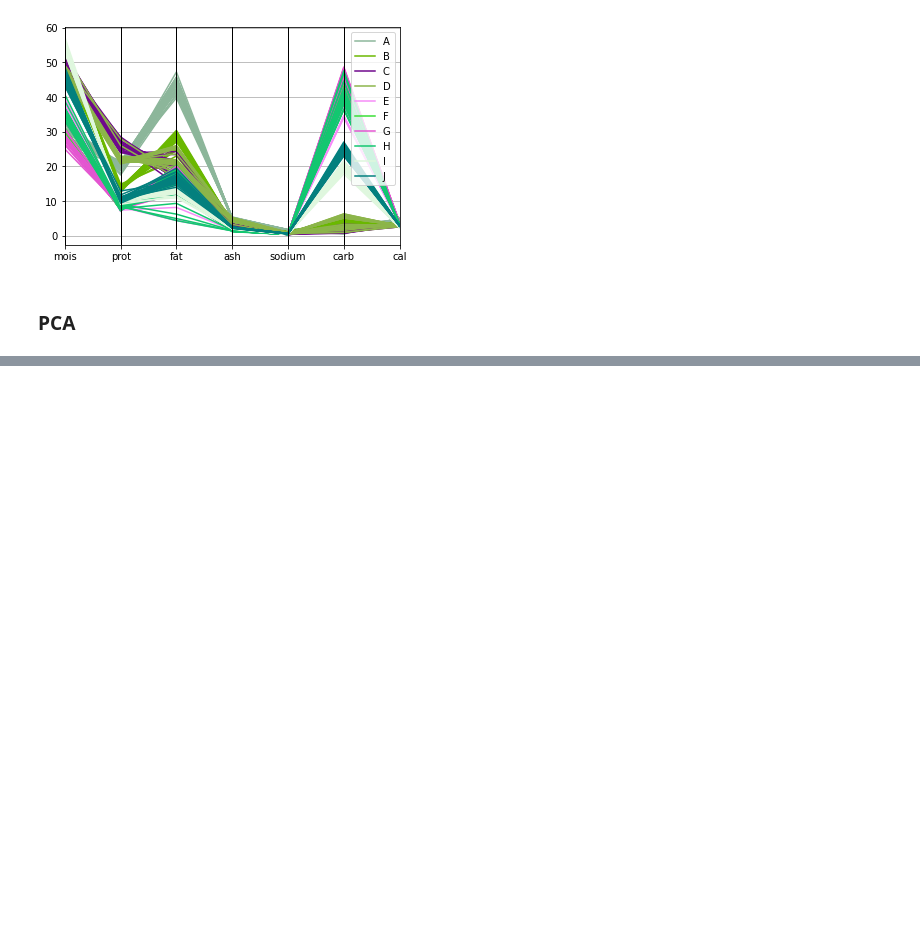
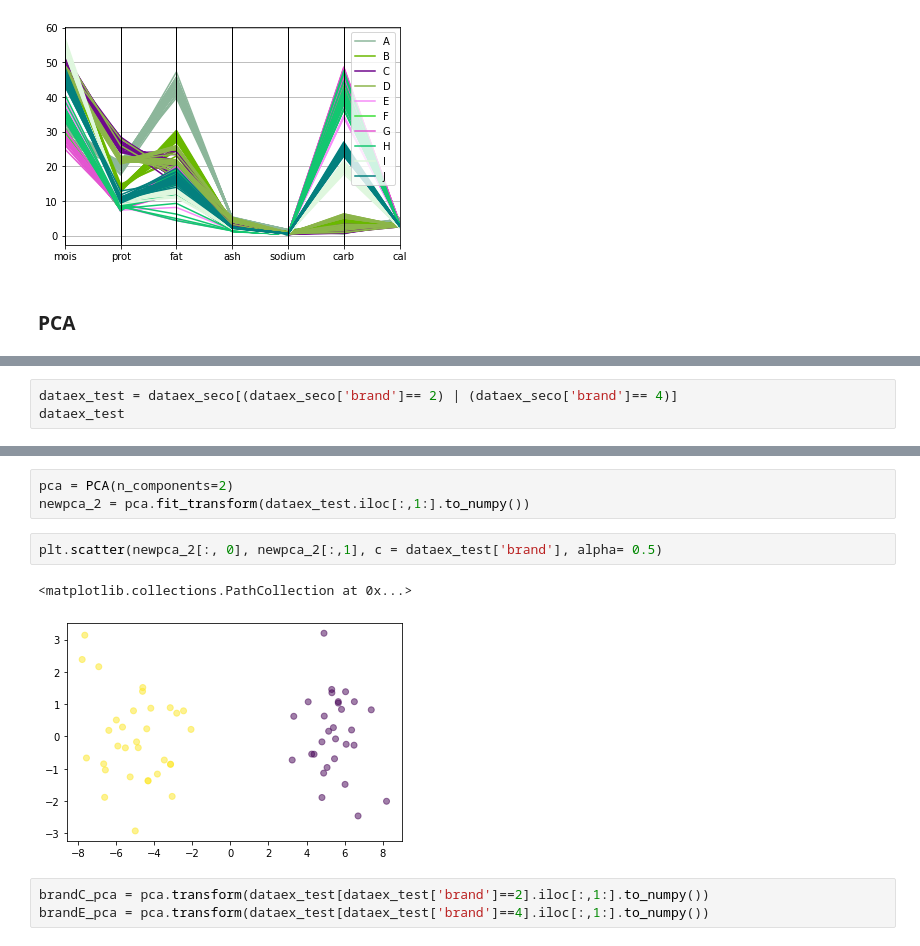
Before and after one commit to Jittiya/multivariate, a Jupyter notebook: Exam01.ipynb, the cells around one changed output, grey strips where cells are left out. Saved outputs shown, nothing was run; the diff lists cells and outputs as text; blank space fills up the shorter version.

```diff
--- a/Exam01.ipynb
+++ b/Exam01.ipynb
@@ -165,0 +249,3 @@ pd.plotting.parallel_coordinates(dataex_graph, 'brand')
+# %%
+dataex_test = dataex_seco[(dataex_seco['brand']== 2) | (dataex_seco['brand']== 4)]
+dataex_test
@@ -165,0 +266,11 @@ pd.plotting.parallel_coordinates(dataex_graph, 'brand')
+# %%
+pca = PCA(n_components=2)
+newpca_2 = pca.fit_transform(dataex_test.iloc[:,1:].to_numpy())
+# %%
+plt.scatter(newpca_2[:, 0], newpca_2[:,1], c = dataex_test['brand'], alpha= 0.5)
+# %% [output]
+<matplotlib.collections.PathCollection at 0x...>
+[figure, added]
+# %%
+brandC_pca = pca.transform(dataex_test[dataex_test['brand']==2].iloc[:,1:].to_numpy())
+brandE_pca = pca.transform(dataex_test[dataex_test['brand']==4].iloc[:,1:].to_numpy())
```
Also changed, not shown: parts of 15 cells of this notebook.
